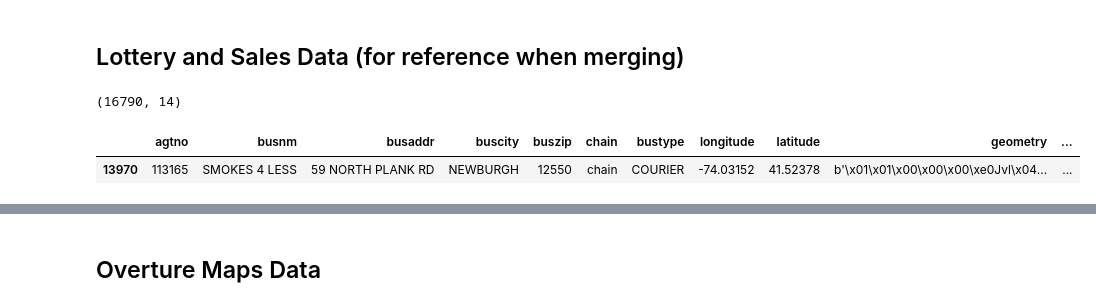
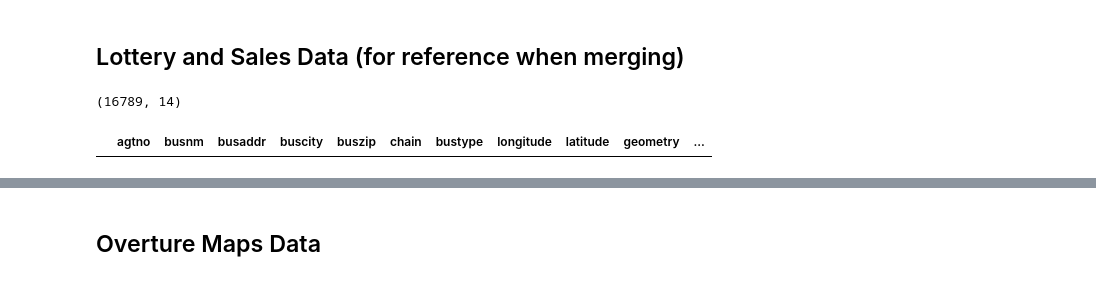
Before and after one commit to Ransommac13/mads_milestone_two, a Jupyter notebook: notebooks/variable_id.ipynb, the cells around one changed output, grey strips where cells are left out. Drawn from its saved outputs; the diff is of its cells as text; code cells hidden in the pictures.

```diff
--- a/notebooks/variable_id.ipynb
+++ b/notebooks/variable_id.ipynb
@@ -37,14 +37,12 @@ lottery_locations_file_path = Path(".").resolve().parent / "data/final/location_
 locations_df = pd.read_parquet(str(lottery_locations_file_path))
 # %%
 print(locations_df.shape)
-#locations_df.head()
 
-test_retailer = locations_df[locations_df['agtno'] == '113165']
-test_retailer
+test_df = locations_df[locations_df['agtno'] == '113165']
+test_df
 # %% [output]
-(16790, 14)
+(16789, 14)
 |  | agtno | busnm | busaddr | buscity | buszip | chain | bustype | longitude | latitude | geometry | ... |
-| 13970 | 113165 | SMOKES 4 LESS | 59 NORTH PLANK RD | NEWBURGH | 12550 | chain | COURIER | -74.03152 | 41.52378 | b'\x01\x01\x00\x00\x00\xe0Jvl\x04... | ... |
 # %%
 lottery_sales_file_path = Path(".").resolve().parent / "data/final/sales_data.parquet"
 
```
Also changed, not shown: parts of 1 cell of this notebook, 1 other file.
